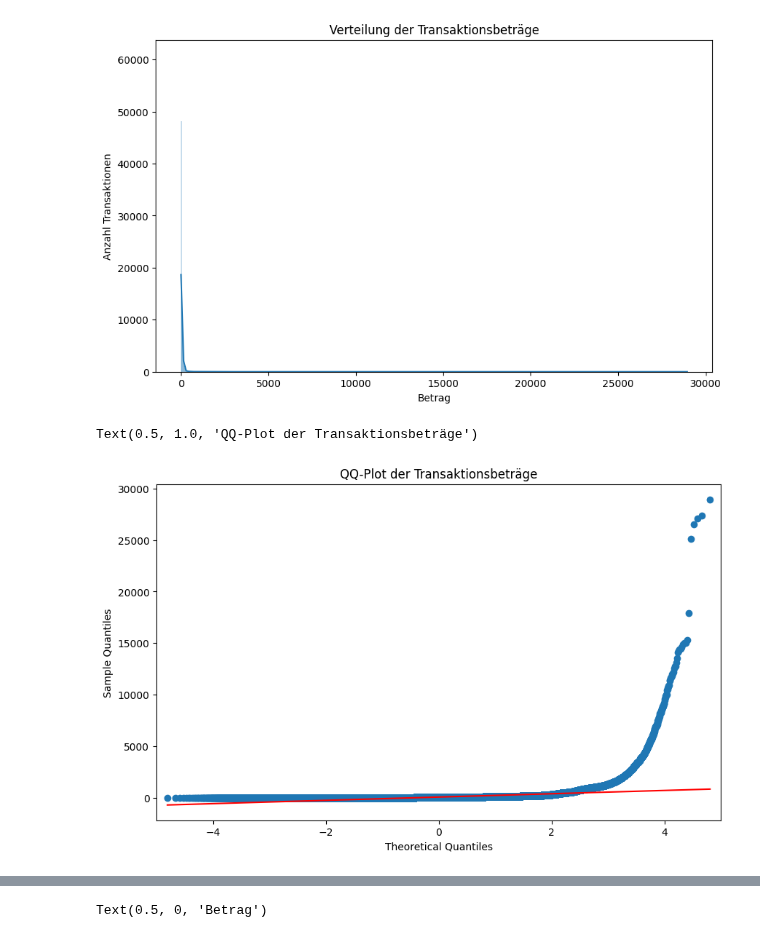
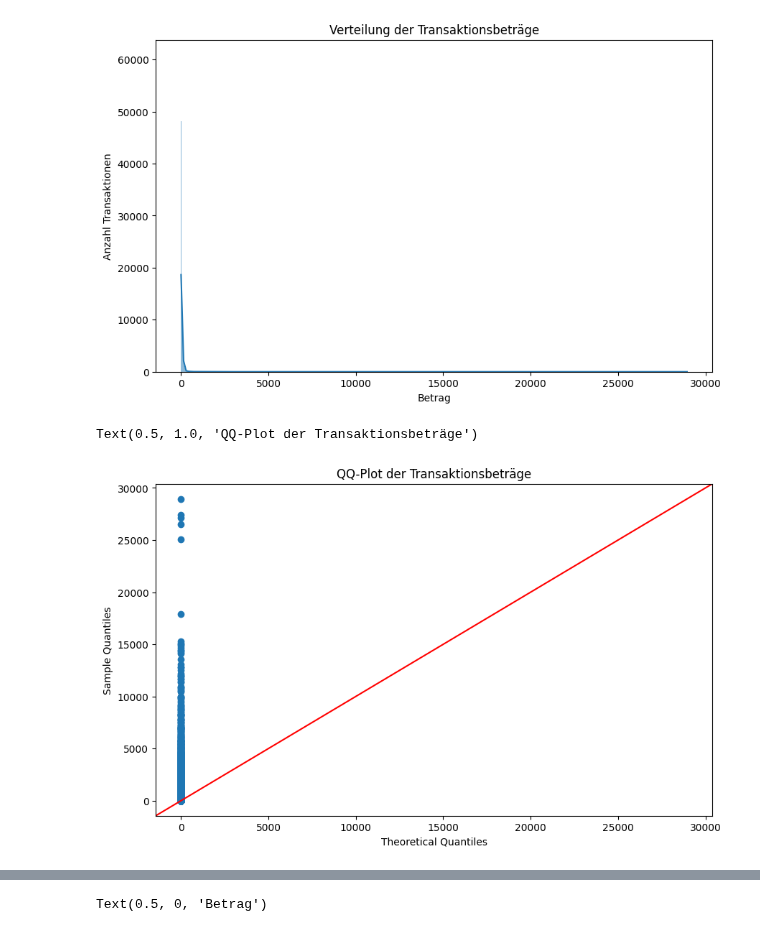
Before and after one commit to philethaler/Statistik-Datenbank, a Jupyter notebook: Analyse_3.ipynb, the cells around one changed output, grey strips where cells are left out. Saved outputs shown, nothing was run; the diff lists cells and outputs as text; code cells hidden in the pictures.

```diff
--- a/Analyse_3.ipynb
+++ b/Analyse_3.ipynb
@@ -133,8 +133,8 @@ Anzahl Ausreißer: 67290
 Z-Score Ausreißer: 12738
 [figure]
 # %%
-sm.qqplot(ds['amt'], line='s')
+sm.qqplot(ds['amt'], line='45')
 plt.title("QQ-Plot der Transaktionsbeträge")
 # %% [output]
 Text(0.5, 1.0, 'QQ-Plot der Transaktionsbeträge')
-[figure, old version]
+[figure, new version]
```
Also changed, not shown: parts of 5 cells of this notebook, 2 other files.
